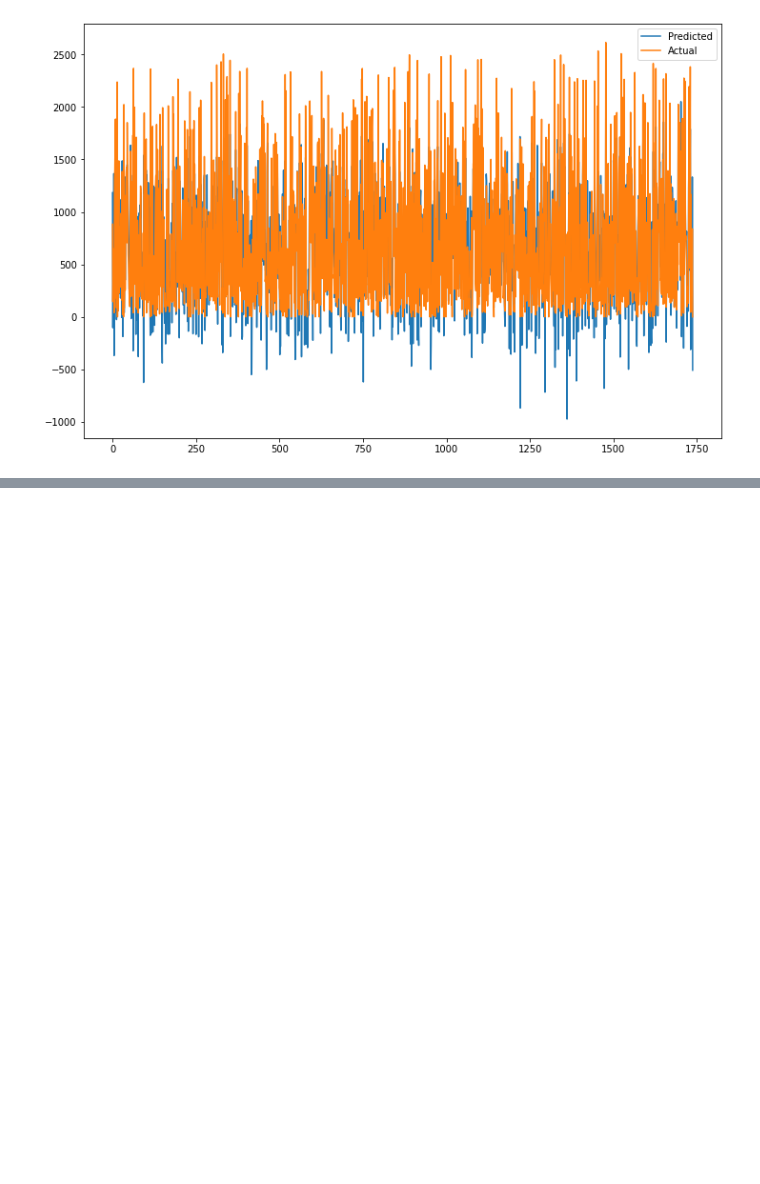
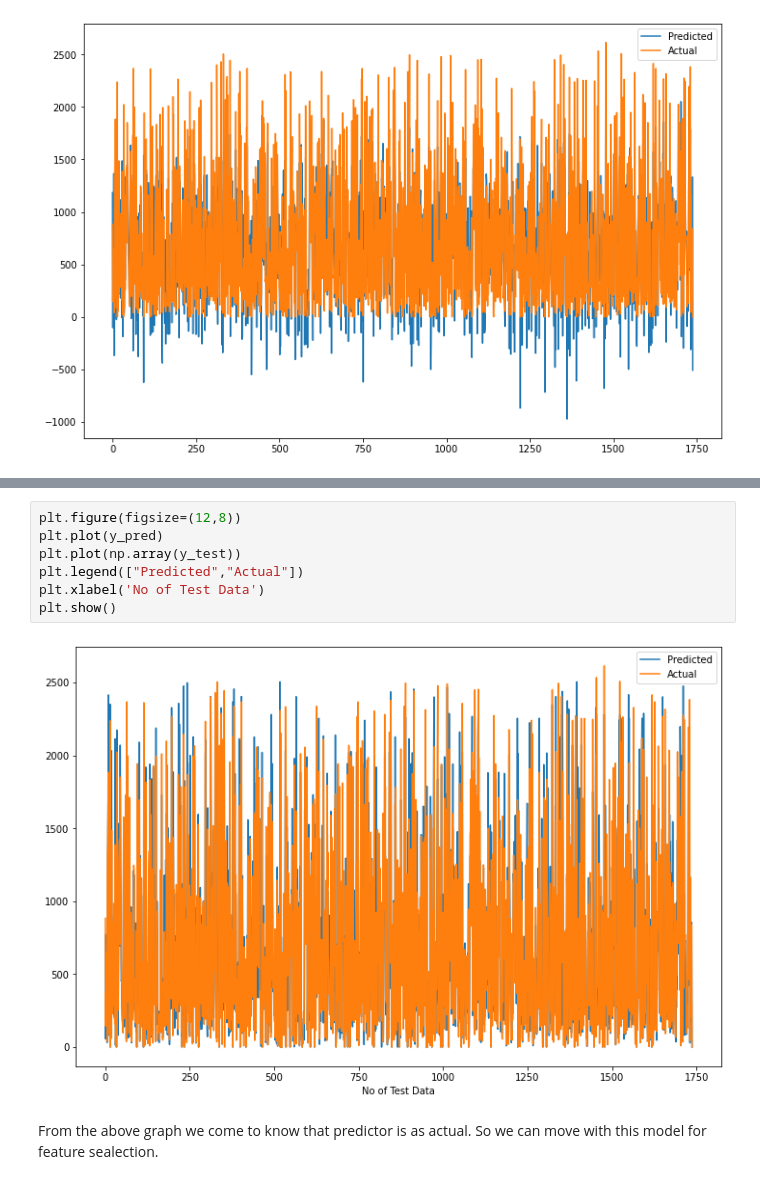
Before and after one commit to Rushabhtikale92/Bike-Sharing-Demand-Prediction, a Jupyter notebook: Bike_Sharing_Demand_Prediction_Rushabh_Tikale_Capstone_Project.ipynb, the cells around one changed output, grey strips where cells are left out. Drawn from its saved outputs; the diff is of its cells as text; blank space fills up the shorter version.

```diff
--- a/Bike_Sharing_Demand_Prediction_Rushabh_Tikale_Capstone_Project.ipynb
+++ b/Bike_Sharing_Demand_Prediction_Rushabh_Tikale_Capstone_Project.ipynb
@@ -758,0 +911,11 @@ plt.show()
+# %%
+plt.figure(figsize=(12,8))
+plt.plot(y_pred)
+plt.plot(np.array(y_test))
+plt.legend(["Predicted","Actual"])
+plt.xlabel('No of Test Data')
+plt.show()
+# %% [output]
+[figure, added]
+# %% [markdown]
+From the above graph we come to know that predictor is as actual. So we can move with this model for feature sealection.
```
Also changed, not shown: parts of 47 cells of this notebook.
